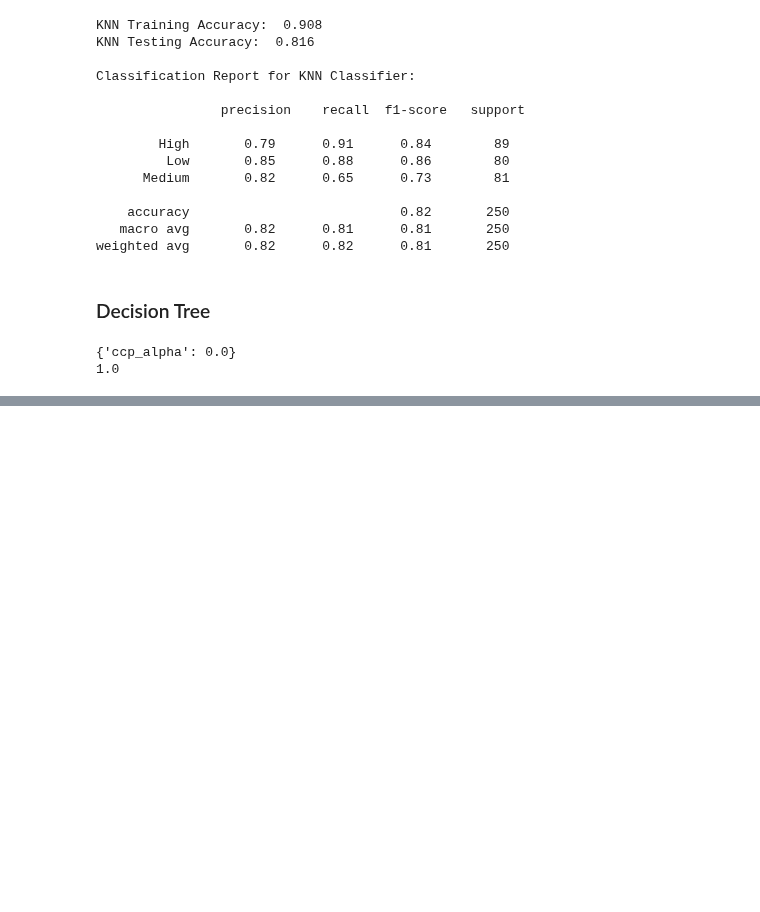
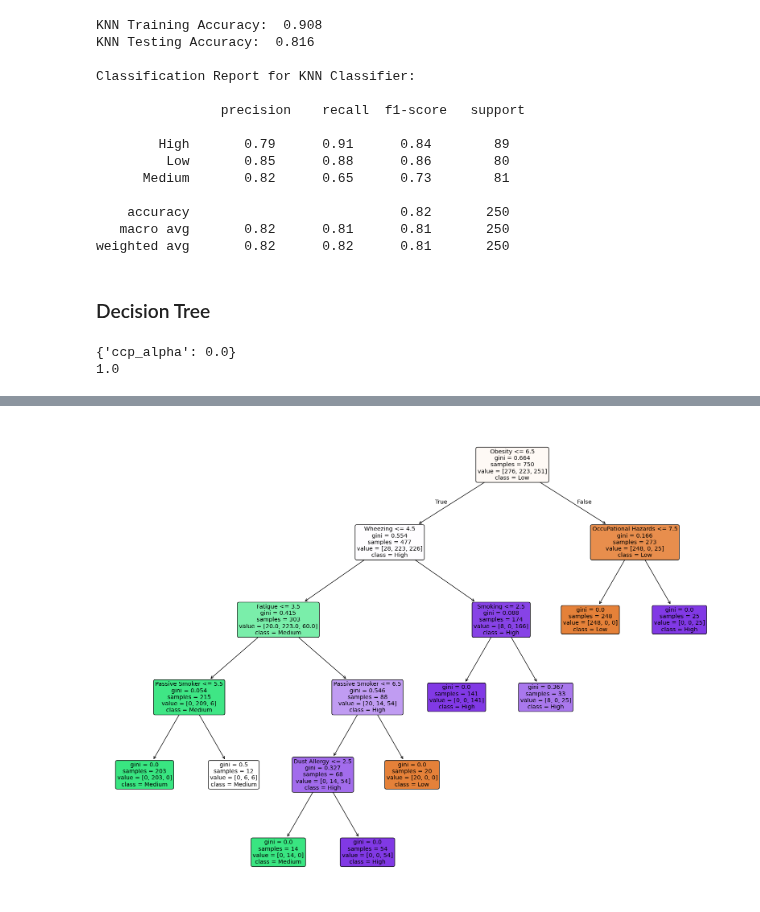
Before and after one commit to kxrrym03/Lung-Cancer-Analysis, a Jupyter notebook: Lung Cancer Analysis.ipynb, the cells around one changed output, grey strips where cells are left out. Cells and saved outputs as stored; diff of their text form; code cells hidden in the pictures; blank space fills up the shorter version.

```diff
--- a/Lung Cancer Analysis.ipynb
+++ b/Lung Cancer Analysis.ipynb
@@ -275,0 +279,6 @@ ndt=ndt.best_estimator_
+# %%
+plt.figure(figsize=(20, 15))
+plot_tree(ndt,filled=True,feature_names=x_t.columns, class_names=['Low', 'Medium','High'],rounded=True)
+plt.show()
+# %% [output]
+[figure, added]
```
Also changed, not shown: parts of 5 cells of this notebook.
